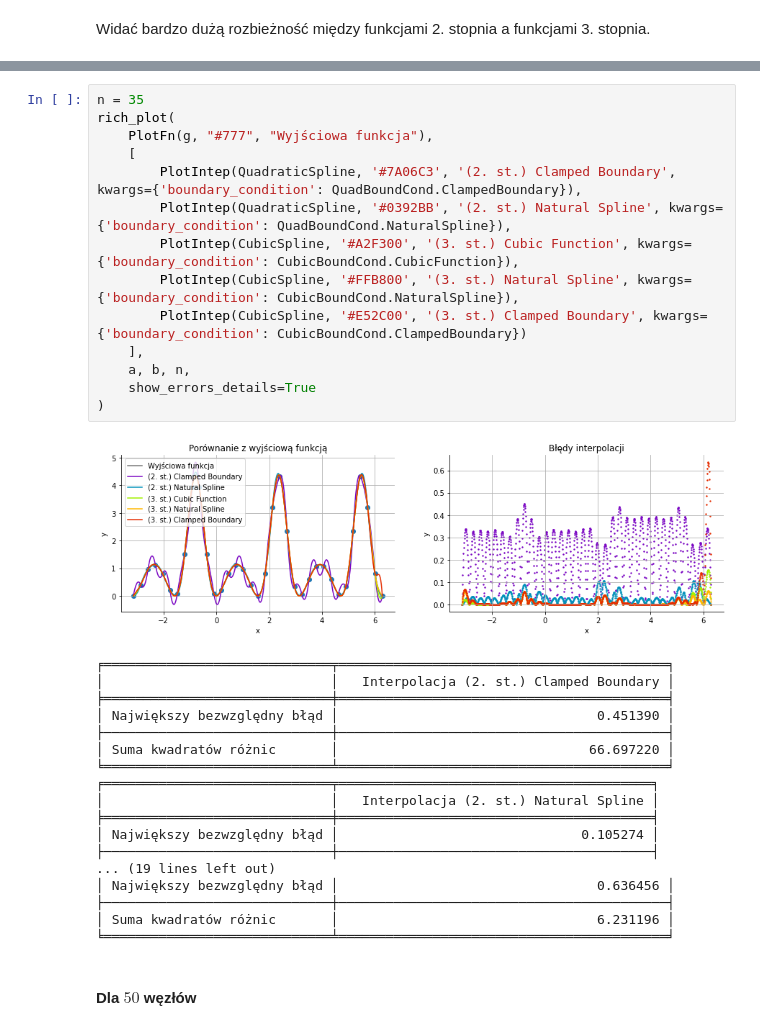
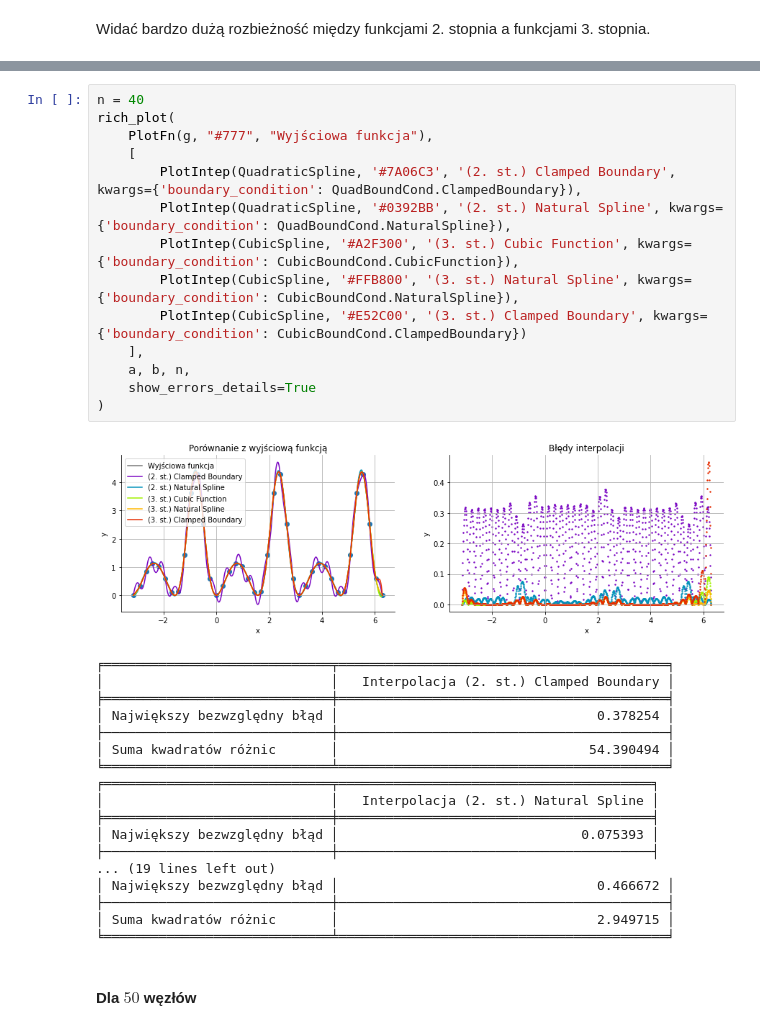
Before and after one commit to MatiPl01/Metody-Obliczeniowe-w-Nauce-i-Technice, a Jupyter notebook: 4. Laboratorium/Zadania/MOwNiT - Funkcje sklejane.ipynb, the cells around one changed output, grey strips where cells are left out. Drawn from its saved outputs; the diff is of its cells as text.

```diff
--- a/4. Laboratorium/Zadania/MOwNiT - Funkcje sklejane.ipynb
+++ b/4. Laboratorium/Zadania/MOwNiT - Funkcje sklejane.ipynb
@@ -1497,35 +1504,35 @@ rich_plot(
 # %%
-n = 35
+n = 40
 rich_plot(
     PlotFn(g, "#777", "Wyjściowa funkcja"),
     [
         PlotIntep(QuadraticSpline, '#7A06C3', '(2. st.) Clamped Boundary', kwargs={'boundary_condition': QuadBoundCond.ClampedBoundary}),
         PlotIntep(QuadraticSpline, '#0392BB', '(2. st.) Natural Spline', kwargs={'boundary_condition': QuadBoundCond.NaturalSpline}),
         PlotIntep(CubicSpline, '#A2F300', '(3. st.) Cubic Function', kwargs={'boundary_condition': CubicBoundCond.CubicFunction}),
         PlotIntep(CubicSpline, '#FFB800', '(3. st.) Natural Spline', kwargs={'boundary_condition': CubicBoundCond.NaturalSpline}),
         PlotIntep(CubicSpline, '#E52C00', '(3. st.) Clamped Boundary', kwargs={'boundary_condition': CubicBoundCond.ClampedBoundary})
     ],
     a, b, n,
     show_errors_details=True
 )
 # %% [output]
-[figure, old version]
+[figure, new version]
 ╒═════════════════════════════╤══════════════════════════════════════════╕
 │                             │   Interpolacja (2. st.) Clamped Boundary │
 ╞═════════════════════════════╪══════════════════════════════════════════╡
-│ Największy bezwzględny błąd │                                 0.451390 │
+│ Największy bezwzględny błąd │                                 0.378254 │
 ├─────────────────────────────┼──────────────────────────────────────────┤
-│ Suma kwadratów różnic       │                                66.697220 │
+│ Suma kwadratów różnic       │                                54.390494 │
 ╘═════════════════════════════╧══════════════════════════════════════════╛
 ╒═════════════════════════════╤════════════════════════════════════════╕
 │                             │   Interpolacja (2. st.) Natural Spline │
 ╞═════════════════════════════╪════════════════════════════════════════╡
-│ Największy bezwzględny błąd │                               0.105274 │
+│ Największy bezwzględny błąd │                               0.075393 │
 ├─────────────────────────────┼────────────────────────────────────────┤
 ... (19 lines left out)
-│ Największy bezwzględny błąd │                                 0.636456 │
+│ Największy bezwzględny błąd │                                 0.466672 │
 ├─────────────────────────────┼──────────────────────────────────────────┤
-│ Suma kwadratów różnic       │                                 6.231196 │
+│ Suma kwadratów różnic       │                                 2.949715 │
 ╘═════════════════════════════╧══════════════════════════════════════════╛
 # %% [markdown]
 #### Dla $50$ węzłów
```
Also changed, not shown: parts of 6 cells of this notebook, 3 other files.
